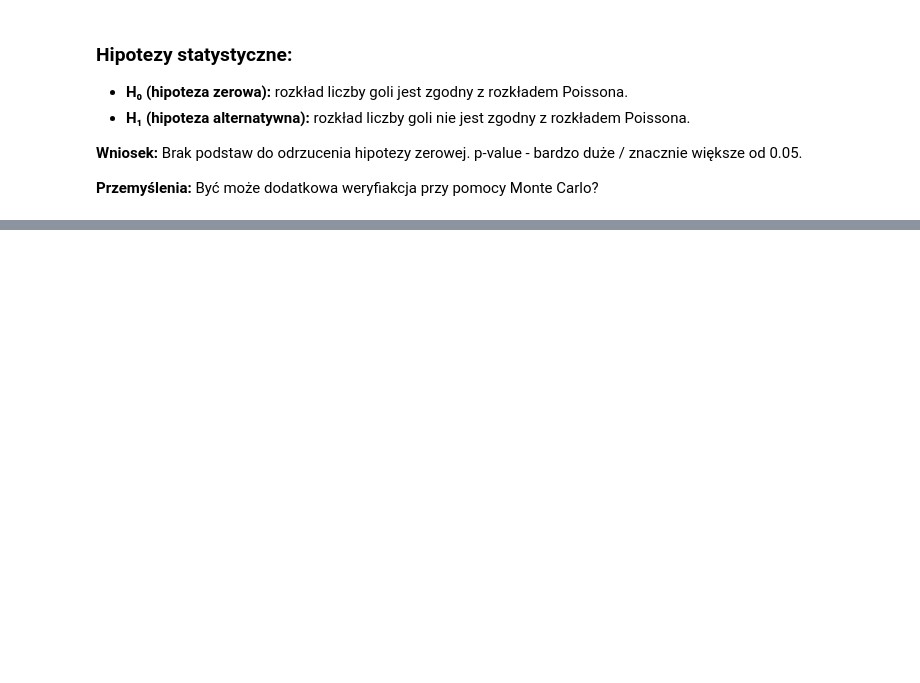
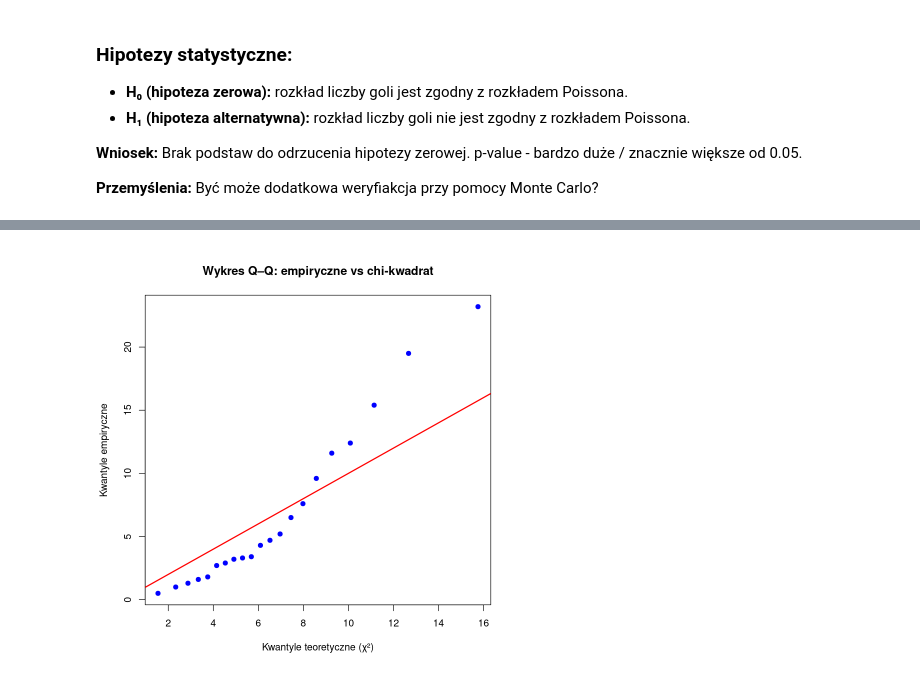
Before and after one commit to Kotmin/R-Planowanie-Eksperymentu, a Jupyter notebook: Zadania.ipynb, the cells around one changed output, grey strips where cells are left out. Cells and saved outputs as stored; diff of their text form; code cells hidden in the pictures; blank space fills up the shorter version.

```diff
--- a/Zadania.ipynb
+++ b/Zadania.ipynb
@@ -194,0 +220,2 @@ Być może dodatkowa weryfiakcja przy pomocy Monte Carlo?
+# %%
+n <- length(x)
@@ -194,0 +269,6 @@ Być może dodatkowa weryfiakcja przy pomocy Monte Carlo?
+# %%
+# asc sort (kwantyle empiryczne)
+x_empiryczne <- sort(x)
+
+# # Kwantyle teoretyczne (z rozkładu chi-kwadrat o df_hat)
+kwantyle_teoretyczne <- qchisq(ppoints(n), df = df_hat)
@@ -194,0 +286,10 @@ Być może dodatkowa weryfiakcja przy pomocy Monte Carlo?
+# %%
+# Wykres Q-Q
+qqplot(kwantyle_teoretyczne, x_empiryczne,
+       main = "Wykres Q–Q: empiryczne vs chi-kwadrat",
+       xlab = "Kwantyle teoretyczne (χ²)", ylab = "Kwantyle empiryczne",
+       pch = 19, col = "blue")
+
+abline(0, 1, col = "red", lwd = 2)
+# %% [output]
+[figure, added]
```
Also changed, not shown: parts of 13 cells of this notebook.
